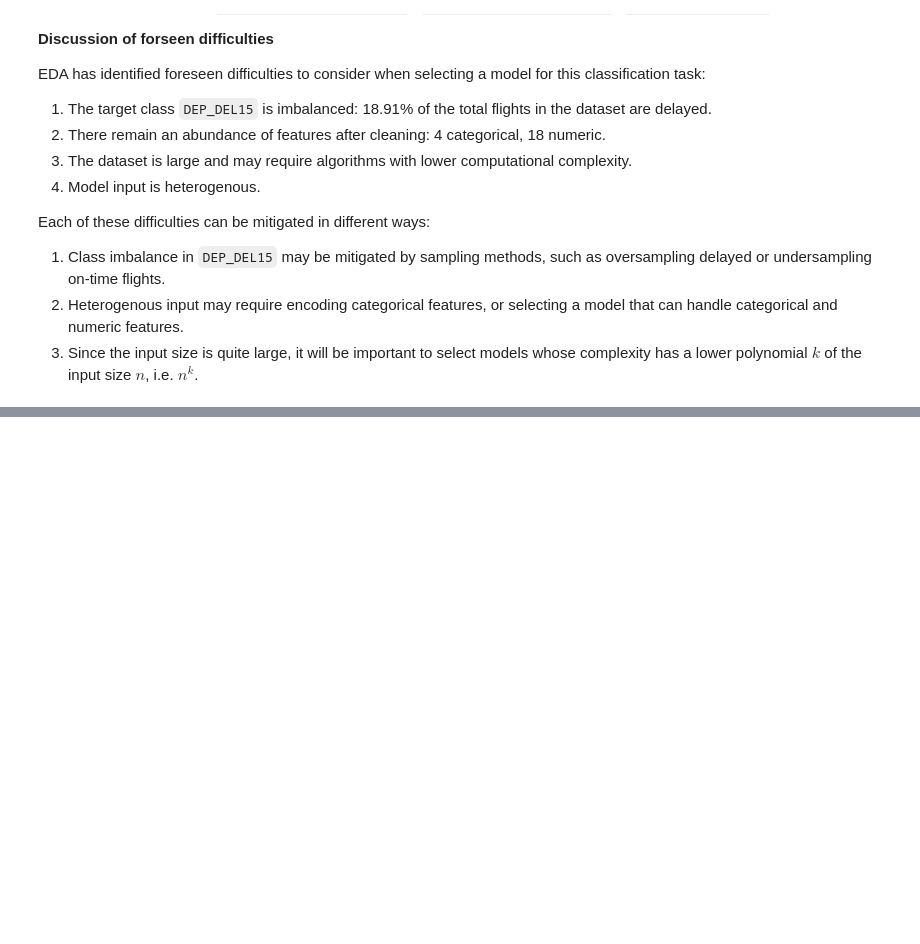
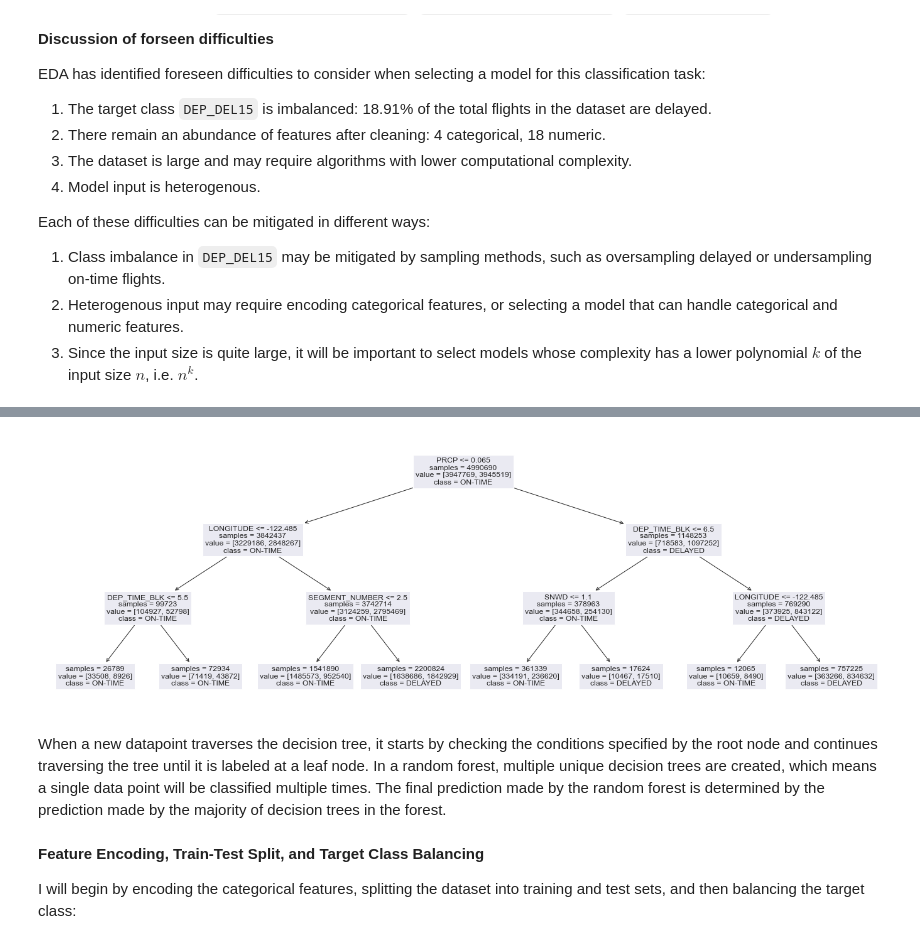
Before and after one commit to t-cochran/CSPB-3022-Data-Science-Project, a Jupyter notebook: project notebook/3022_classification_notebook.ipynb, the cells around one changed output, grey strips where cells are left out. Drawn from its saved outputs; the diff is of its cells as text; code cells hidden in the pictures; blank space fills up the shorter version.

```diff
--- a/project notebook/3022_classification_notebook.ipynb
+++ b/project notebook/3022_classification_notebook.ipynb
@@ -466,0 +570,17 @@ In the case of the logistic model, I will attempt to balance `DEP_DEL15` by usin
+# %%
+# Run recursive feature elimination (RFE)
+logreg = LogisticRegression(solver='saga', penalty='elasticnet', l1_ratio=0.5)
+rfe = RFE(estimator=logreg, step=1)
+rfe = rfe.fit(ros_X_train, ros_Y_train)
+
+# List the features selected as a boolean mask
+mask = rfe.support_
+
+# Select features for the training and test sets
+ros_X_train = ros_X_train.iloc[:, mask]
+logreg_X_test = logreg_X_test.iloc[:, mask]
+
+# Print the results
+print(f"Total Features:\n{list(X.columns)}\n")
+print(f"RFE Feature Importance (1: high, 15: low):\n{rfe.ranking_}\n")
+print(f"RFE Selected Features:\n{list(logreg_X_test.columns)}")
@@ -466,0 +600,7 @@ In the case of the logistic model, I will attempt to balance `DEP_DEL15` by usin
+# %%
+# Instantiate the logistic regression classifier and fit the training data
+logreg = LogisticRegression(solver='saga', penalty='elasticnet', l1_ratio=0.5)
+logreg.fit(ros_X_train, ros_Y_train);
+
+# Predict flight delays form the test set
+logreg_Y_pred = logreg.predict(logreg_X_test)
@@ -466,0 +615,16 @@ In the case of the logistic model, I will attempt to balance `DEP_DEL15` by usin
+# %%
+# Instantiate a demo random forest classifier and fit the training data
+randomForestDemo = RandomForestClassifier(n_estimators=3, max_features=5, max_depth=3)
+randomForestDemo.fit(ros_X_train, ros_Y_train)
+
+# Extract single decision tree classifier from the forest
+estimator = randomForestDemo.estimators_[2]
+tree.plot_tree(estimator, class_names=["ON-TIME", "DELAYED"], impurity=False, feature_names=ros_X_train.columns);
+# %% [output]
+[figure, added]
+# %% [markdown]
+When a new datapoint traverses the decision tree, it starts by checking the conditions specified by the root node and continues traversing the tree until it is labeled at a leaf node. In a random forest, multiple unique decision trees are created, which means a single data point will be classified multiple times. The final prediction made by the random forest is determined by the prediction made by the majority of decision trees in the forest.
+# %% [markdown]
+__Feature Encoding, Train-Test Split, and Target Class Balancing__
+
+I will begin by encoding the categorical features, splitting the dataset into training and test sets, and then balancing the target class:
```
Also changed, not shown: parts of 36 cells of this notebook.
